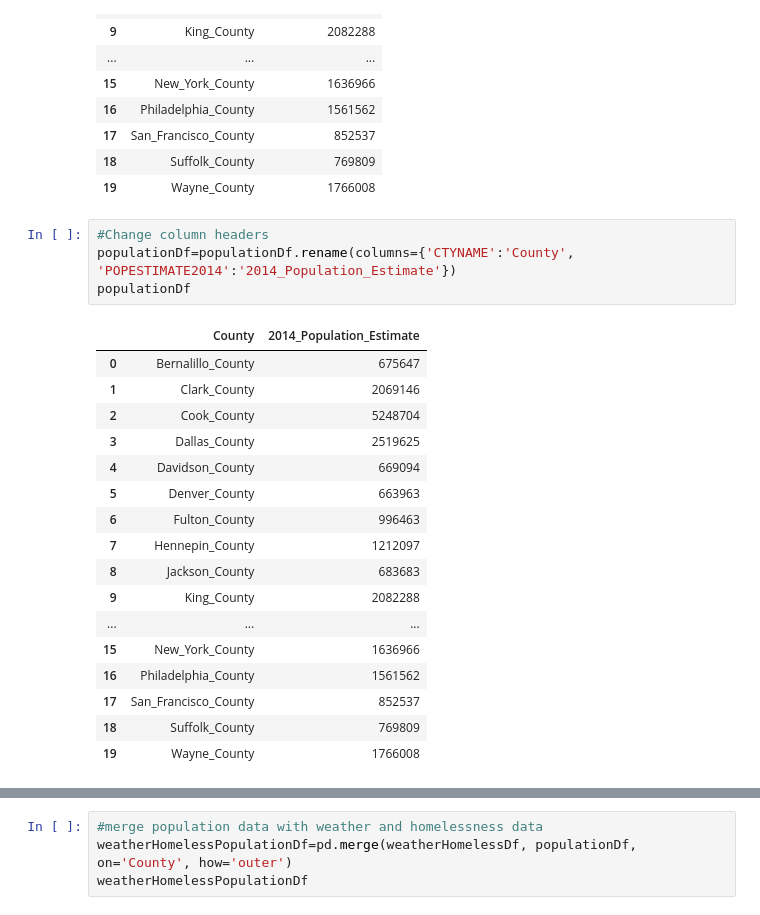
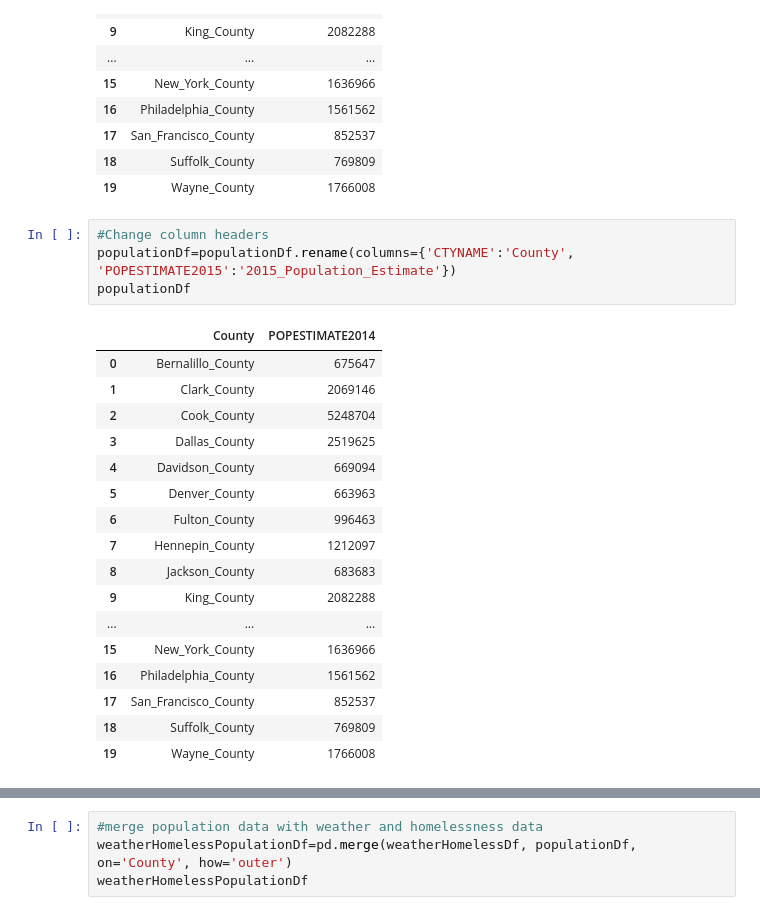
Before and after one commit to kylagelev/Homelessness-Weather, a Jupyter notebook: County_Weather/Master DataFrame 2014.ipynb, the cells around one changed output, grey strips where cells are left out. Saved outputs shown, nothing was run; the diff lists cells and outputs as text.

```diff
--- a/County_Weather/Master DataFrame 2014.ipynb
+++ b/County_Weather/Master DataFrame 2014.ipynb
@@ -128,10 +128,10 @@ populationDf
 | 19 | Wayne_County | 1766008 |
 # %%
 #Change column headers
-populationDf=populationDf.rename(columns={'CTYNAME':'County', 'POPESTIMATE2014':'2014_Population_Estimate'})
+populationDf=populationDf.rename(columns={'CTYNAME':'County', 'POPESTIMATE2015':'2015_Population_Estimate'})
 populationDf
 # %% [output]
-|  | County | 2014_Population_Estimate |
+|  | County | POPESTIMATE2014 |
 | 0 | Bernalillo_County | 675647 |
 | 1 | Clark_County | 2069146 |
 | 2 | Cook_County | 5248704 |
```
Also changed, not shown: parts of 8 cells of this notebook, 2 other files.
